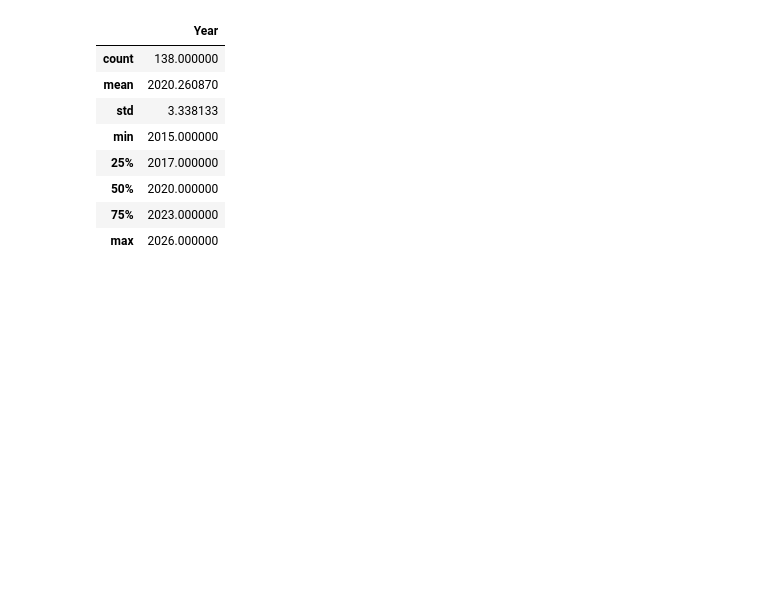
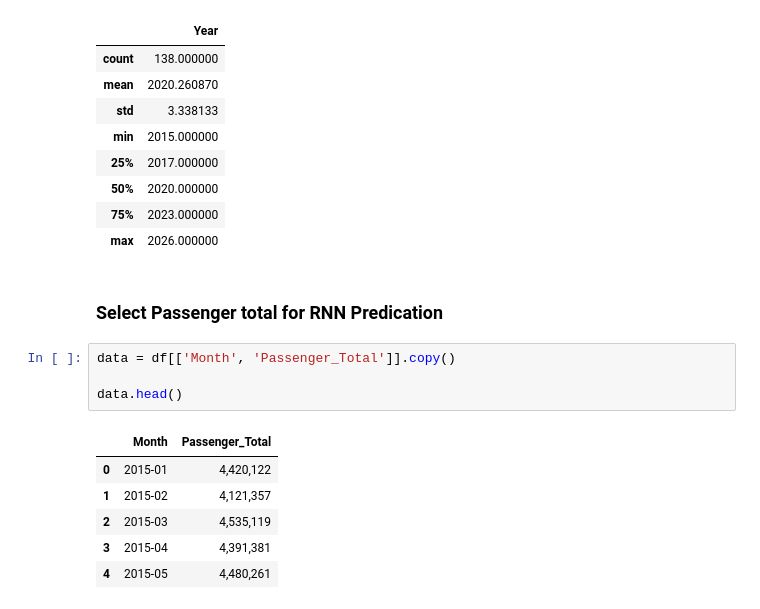
Before and after one commit to AbhishekShah272002/Deep-Learning-and-NLP, a Jupyter notebook: Air_Traffic_Movements_Using_RNN_.ipynb, the cells around one changed output. Saved outputs shown, nothing was run; the diff lists cells and outputs as text; blank space fills up the shorter version.

```diff
--- a/Air_Traffic_Movements_Using_RNN_.ipynb
+++ b/Air_Traffic_Movements_Using_RNN_.ipynb
@@ -77,3 +77,16 @@ df.describe()
 | 50% | 2020.000000 |
 | 75% | 2023.000000 |
 | max | 2026.000000 |
+# %% [markdown]
+### Select Passenger total for RNN Predication
+# %%
+data = df[['Month', 'Passenger_Total']].copy()
+
+data.head()
+# %% [output]
+|  | Month | Passenger_Total |
+| 0 | 2015-01 | 4,420,122 |
+| 1 | 2015-02 | 4,121,357 |
+| 2 | 2015-03 | 4,535,119 |
+| 3 | 2015-04 | 4,391,381 |
+| 4 | 2015-05 | 4,480,261 |
```
Also changed, not shown: parts of 2 cells of this notebook.
